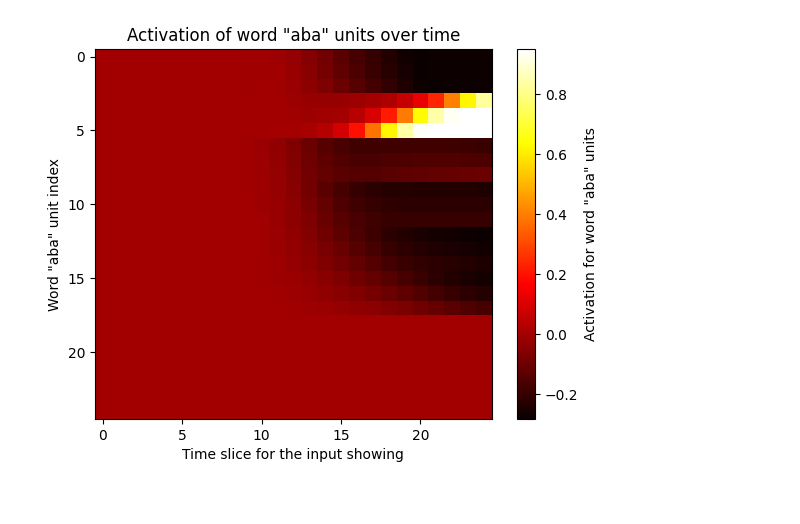
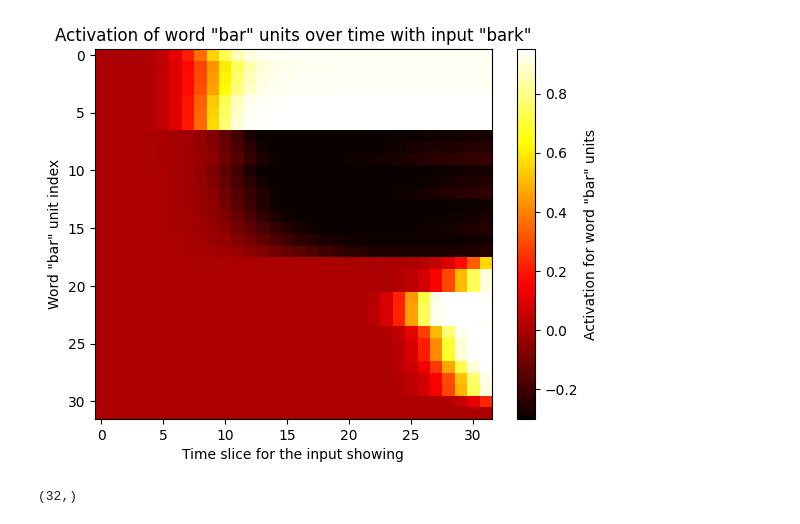
Before and after one commit to gydis/trace-predictive-coding, a Jupyter notebook: sandbox.ipynb, the cells around one changed output. Cells and saved outputs as stored; diff of their text form; code cells hidden in the pictures.

```diff
--- a/sandbox.ipynb
+++ b/sandbox.ipynb
@@ -62,7 +70,7 @@ PHONEMIC_FEATURES = {
 }
 PHONEMIC_FEATURES = {k: np.array(v, dtype=int) - 1 for k, v in PHONEMIC_FEATURES.items()}  # Shift features to start from 0
 # %%
-input_string = "aba"
+input_string = "bark"  # Input string
 slice_num = 11 + 7 * (len(input_string)-1)
 # %%
 slice_num
@@ -267,11 +274,10 @@ def word_layer_update_delta(word_values: np.ndarray,
         for w in range(WORDS_NUM):
             word = KNOWN_WORDS[w]
             center_slices = [n + 6*i for i in range(len(word))]
-            window_weights = np.arange(len(center_slices) // 2)
-            window_weights = np.concatenate((window_weights, window_weights[::-1])) if len(center_slices) % 2 == 0 else np.concatenate((window_weights, [len(center_slices) // 2], window_weights[::-1]))
-            window_weights = window_weights / (len(center_slices) // 2)
-            phoneme_units = [slice_to_phoneme_unit(cs) for cs in center_slices]
-            for weight, units, phoneme in zip(window_weights, phoneme_units, word):
+            slices = [(i-1, 0.5) for i in center_slices] + [(i, 1) for i in center_slices] + [(i+1, 0.5) for i in center_slices]
+            slices = list(filter(lambda x: 0 <= x[0] < slice_num, slices))
+            phoneme_units = [slice_to_phoneme_unit(slice[0]) for slice in slices]
+            for weight, units, phoneme in zip([slice[1] for slice in slices], phoneme_units, word):
                 for unit in units:
                     phoneme_idx = PHONEME_TO_INDEX[phoneme]
                     word_values[n, w] += PHONEME_WORD_EXCITATION * weight * np.clip(phoneme_values[phoneme_idx, unit], 0, U)
@@ -284,22 +290,28 @@ feature_values_agg = []
 phoneme_values_agg = []
 word_values_agg = []
 for i in range(slice_num):
-    feature_values_delta = feature_layer_update_delta(feature_values, phoneme_values, input_string, i, slice_num)
 
-    phoneme_values_delta = phoneme_layer_update_delta(feature_values, phoneme_values, word_values, slice_num)
+    # Compute phoneme and word deltas in parallel
+    feature_values_delta, phoneme_values_delta, word_values_delta = Parallel(n_jobs=-1)(
+        [
+            delayed(feature_layer_update_delta)(feature_values, phoneme_values, input_string, i, slice_num),
+            delayed(phoneme_layer_update_delta)(feature_values, phoneme_values, word_values, slice_num),
+            delayed(word_layer_update_delta)(word_values, phoneme_values, slice_num)
+        ]
+    )
 
     word_values_delta = word_layer_update_delta(word_values, phoneme_values, slice_num)
 
+    feature_values += feature_values_delta
     feature_values = np.clip(feature_values, L, U)
-    feature_values += feature_values_delta
     feature_values_agg.append(feature_values.copy())
 
+    phoneme_values += phoneme_values_delta
     phoneme_values = np.clip(phoneme_values, L, U)
-    phoneme_values += phoneme_values_delta
     phoneme_values_agg.append(phoneme_values.copy())
 
+    word_values += word_values_delta
     word_values = np.clip(word_values, L, U)
-    word_values += word_values_delta
     word_values_agg.append(word_values.copy())
 # %%
 # Make a visualization of feature activations over time, choosing units responding to the first phoneme 'b'
@@ -338,15 +350,28 @@ plt.show()
 # %%
 word_responses = np.zeros((slice_num, word_values.shape[0]), dtype=np.float64)
-word = "aba"
+word = "bar"
 for t in range(slice_num):
     word_vals = word_values_agg[t]
     word_responses[t] = word_vals[:, WORD_TO_IND[word]]
 plt.figure()
 plt.imshow(word_responses.T, aspect='auto', cmap='hot')
 plt.colorbar(label=f'Activation for word "{word}" units')
 plt.ylabel(f'Word "{word}" unit index')
 plt.xlabel('Time slice for the input showing')
-plt.title(f'Activation of word "{word}" units over time')
+plt.title(f'Activation of word "{word}" units over time with input "{input_string}"')
 plt.show()
+
+max_activation_word_indices = np.argmax(word_values_agg[-1], axis=1)
+activations = []
+for i in range(slice_num):
+    activations.append(word_values_agg[-1][i, max_activation_word_indices[i]])
+activations = np.array(activations)
+probs = np.exp(activations) / np.sum(np.exp(activations))
+print(probs.shape)
+words = [KNOWN_WORDS[idx] for idx in max_activation_word_indices]
+time = list(range(slice_num))
+# words_df = pd.DataFrame({'Time': time, 'Max Activation Word': words, 'Probability': probs})
+# words_df
 # %% [output]
-[figure, old version]
+[figure, new version]
+(32,)
```
Also changed, not shown: parts of 8 cells of this notebook, 2 other files.
